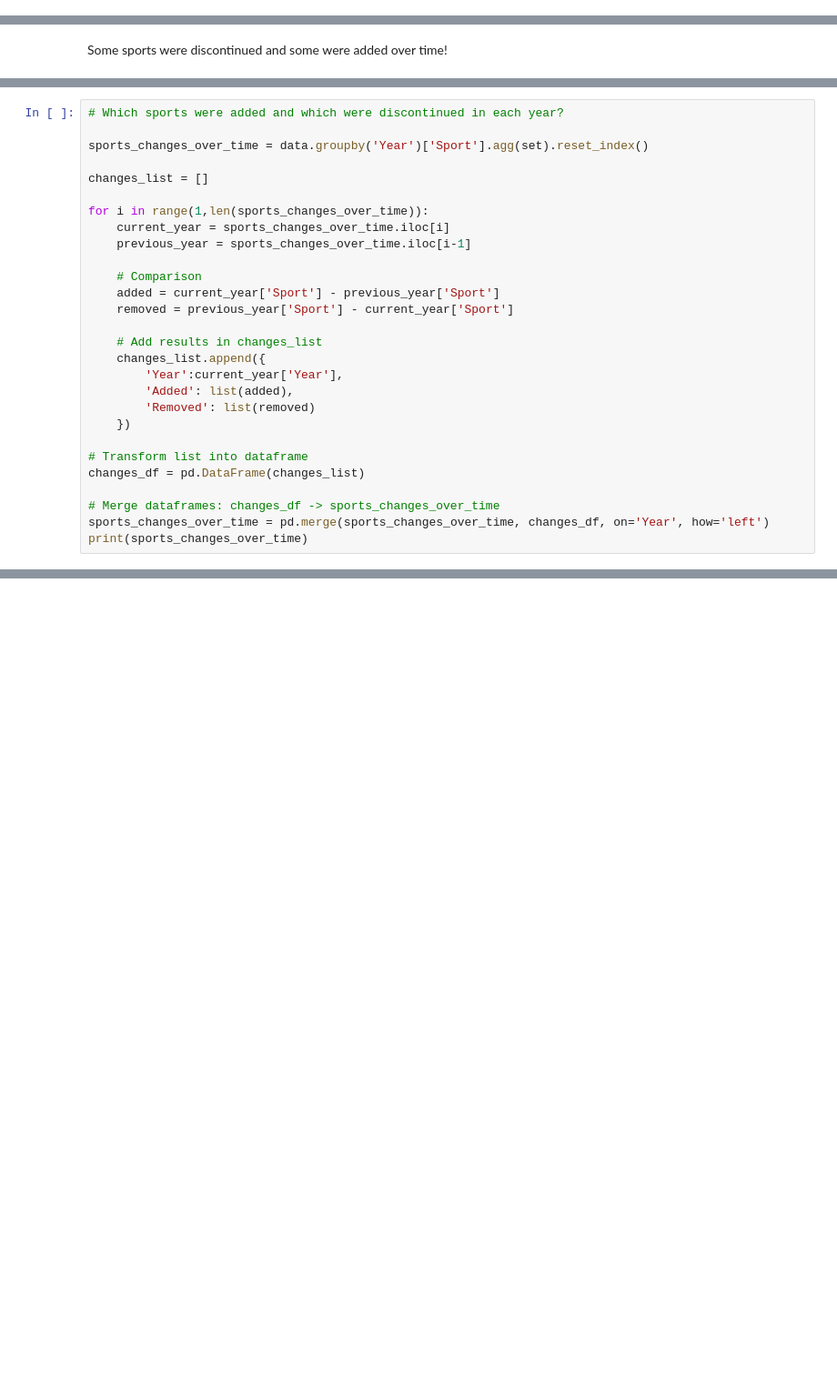
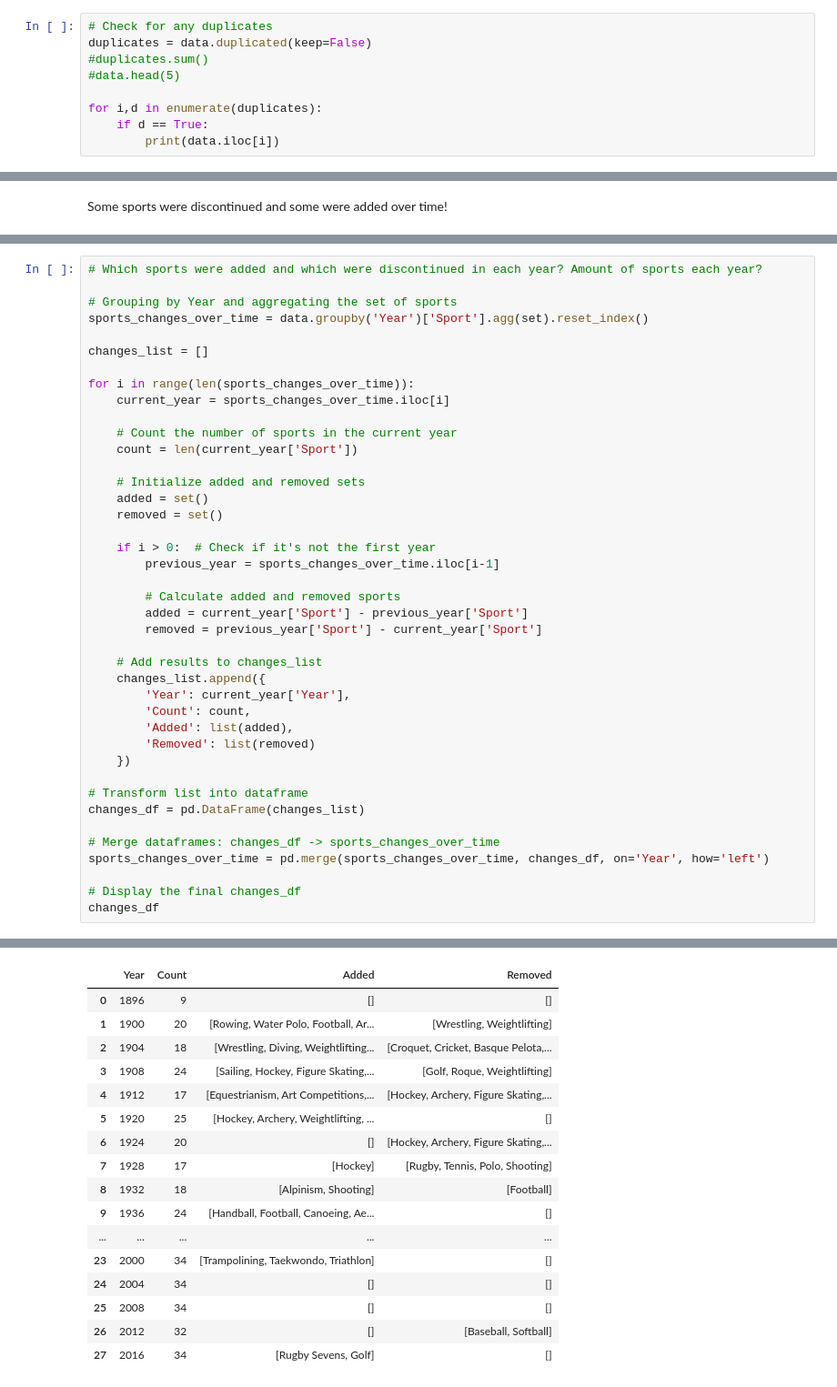
Before and after one commit to MaMut1991/Olympics, a Jupyter notebook: EDA.ipynb, the cells around one changed output, grey strips where cells are left out. Shown: that part at 91% size. Drawn from its saved outputs; the diff is of its cells as text; blank space fills up the shorter version.

```diff
--- a/EDA.ipynb
+++ b/EDA.ipynb
@@ -155,3 +155,12 @@ plt.show()
 - During First and Second World Wars, we have no entries.
 - The period covered by the dataset starts in 1896 and ends in 2016.
 - Since 1960 NaN-values there are only a few NaN-Values in dataset.
+# %%
+# Check for any duplicates
+duplicates = data.duplicated(keep=False)
+#duplicates.sum()
+#data.head(5)
+
+for i,d in enumerate(duplicates):
+    if d == True:
+        print(data.iloc[i])
@@ -258,21 +344,32 @@ print(sports_changes_over_time)
 # %%
-# Which sports were added and which were discontinued in each year?
+# Which sports were added and which were discontinued in each year? Amount of sports each year?
 
+# Grouping by Year and aggregating the set of sports
 sports_changes_over_time = data.groupby('Year')['Sport'].agg(set).reset_index()
 
 changes_list = []
 
-for i in range(1,len(sports_changes_over_time)):
+for i in range(len(sports_changes_over_time)):
     current_year = sports_changes_over_time.iloc[i]
-    previous_year = sports_changes_over_time.iloc[i-1]
 
-    # Comparison
-    added = current_year['Sport'] - previous_year['Sport']
-    removed = previous_year['Sport'] - current_year['Sport']
+    # Count the number of sports in the current year
+    count = len(current_year['Sport'])
 
-    # Add results in changes_list
+    # Initialize added and removed sets
+    added = set()
+    removed = set()
+
+    if i > 0:  # Check if it's not the first year
+        previous_year = sports_changes_over_time.iloc[i-1]
+
+        # Calculate added and removed sports
+        added = current_year['Sport'] - previous_year['Sport']
+        removed = previous_year['Sport'] - current_year['Sport']
+
+    # Add results to changes_list
     changes_list.append({
-        'Year':current_year['Year'],
+        'Year': current_year['Year'],
+        'Count': count,
         'Added': list(added),
         'Removed': list(removed)
     })
@@ -282,5 +379,7 @@ changes_df = pd.DataFrame(changes_list)
 
 # Merge dataframes: changes_df -> sports_changes_over_time
 sports_changes_over_time = pd.merge(sports_changes_over_time, changes_df, on='Year', how='left')
-print(sports_changes_over_time)
+
+# Display the final changes_df
+changes_df
 # %% [output]
@@ -303,0 +386,17 @@ print(sports_changes_over_time)
+|  | Year | Count | Added | Removed |
+| 0 | 1896 | 9 | [] | [] |
+| 1 | 1900 | 20 | [Rowing, Water Polo, Football, Ar... | [Wrestling, Weightlifting] |
+| 2 | 1904 | 18 | [Wrestling, Diving, Weightlifting... | [Croquet, Cricket, Basque Pelota,... |
+| 3 | 1908 | 24 | [Sailing, Hockey, Figure Skating,... | [Golf, Roque, Weightlifting] |
+| 4 | 1912 | 17 | [Equestrianism, Art Competitions,... | [Hockey, Archery, Figure Skating,... |
+| 5 | 1920 | 25 | [Hockey, Archery, Weightlifting, ... | [] |
+| 6 | 1924 | 20 | [] | [Hockey, Archery, Figure Skating,... |
+| 7 | 1928 | 17 | [Hockey] | [Rugby, Tennis, Polo, Shooting] |
+| 8 | 1932 | 18 | [Alpinism, Shooting] | [Football] |
+| 9 | 1936 | 24 | [Handball, Football, Canoeing, Ae... | [] |
+| ... | ... | ... | ... | ... |
+| 23 | 2000 | 34 | [Trampolining, Taekwondo, Triathlon] | [] |
+| 24 | 2004 | 34 | [] | [] |
+| 25 | 2008 | 34 | [] | [] |
+| 26 | 2012 | 32 | [] | [Baseball, Softball] |
+| 27 | 2016 | 34 | [Rugby Sevens, Golf] | [] |
```
Also changed, not shown: parts of 18 cells of this notebook, 11 other files.
